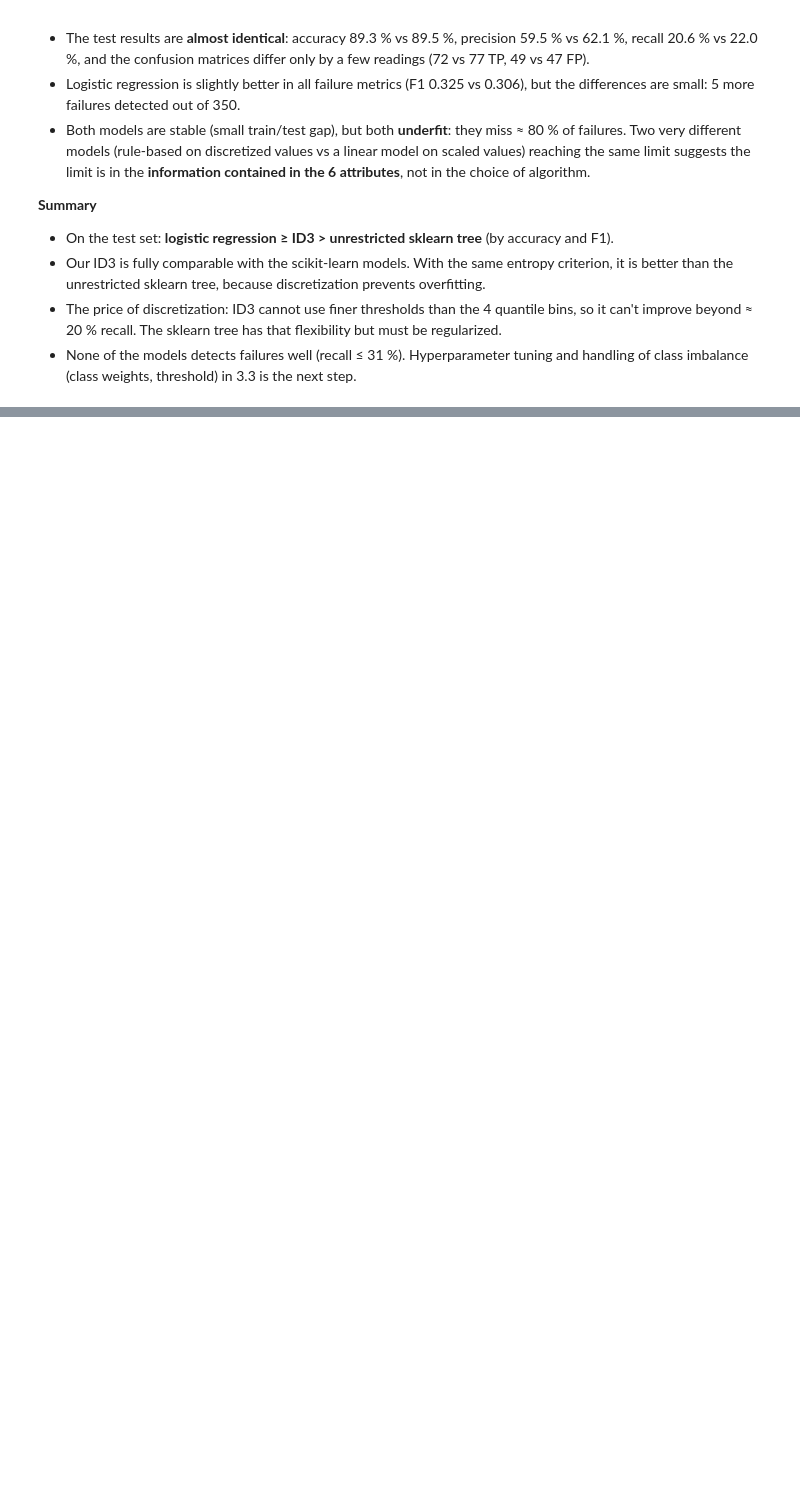
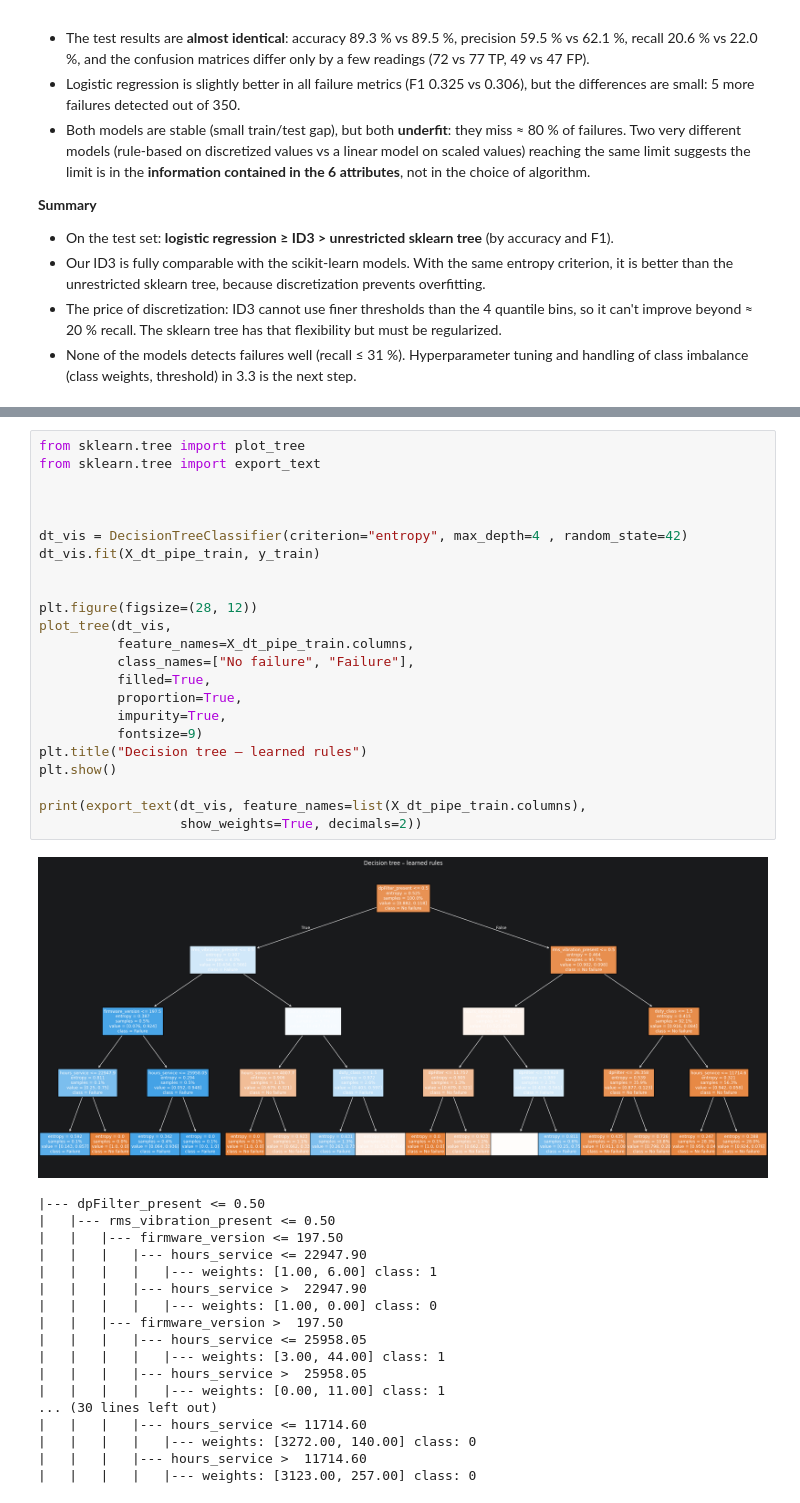
Before and after one commit to yegor-vin/Intelligent-data-analysis--project, a Jupyter notebook: phase-2-final.ipynb, the cells around one changed output, grey strips where cells are left out. Cells and saved outputs as stored; diff of their text form; blank space fills up the shorter version.

```diff
--- a/phase-2-final.ipynb
+++ b/phase-2-final.ipynb
@@ -3283,0 +3288,42 @@ hyperparameter tuning (and class weighting / threshold adjustment) in 3.3.
+# %%
+from sklearn.tree import plot_tree
+from sklearn.tree import export_text
+
+
+
+dt_vis = DecisionTreeClassifier(criterion="entropy", max_depth=4 , random_state=42)
+dt_vis.fit(X_dt_pipe_train, y_train)
+
+
+plt.figure(figsize=(28, 12))
+plot_tree(dt_vis,
+          feature_names=X_dt_pipe_train.columns,
+          class_names=["No failure", "Failure"],
+          filled=True,
+          proportion=True,
+          impurity=True,
+          fontsize=9)
+plt.title("Decision tree – learned rules")
+plt.show()
+
+print(export_text(dt_vis, feature_names=list(X_dt_pipe_train.columns),
+                  show_weights=True, decimals=2))
+# %% [output]
+[figure, added]
+|--- dpFilter_present <= 0.50
+|   |--- rms_vibration_present <= 0.50
+|   |   |--- firmware_version <= 197.50
+|   |   |   |--- hours_service <= 22947.90
+|   |   |   |   |--- weights: [1.00, 6.00] class: 1
+|   |   |   |--- hours_service >  22947.90
+|   |   |   |   |--- weights: [1.00, 0.00] class: 0
+|   |   |--- firmware_version >  197.50
+|   |   |   |--- hours_service <= 25958.05
+|   |   |   |   |--- weights: [3.00, 44.00] class: 1
+|   |   |   |--- hours_service >  25958.05
+|   |   |   |   |--- weights: [0.00, 11.00] class: 1
+... (30 lines left out)
+|   |   |   |--- hours_service <= 11714.60
+|   |   |   |   |--- weights: [3272.00, 140.00] class: 0
+|   |   |   |--- hours_service >  11714.60
+|   |   |   |   |--- weights: [3123.00, 257.00] class: 0
```
Also changed, not shown: parts of 3 cells of this notebook.
